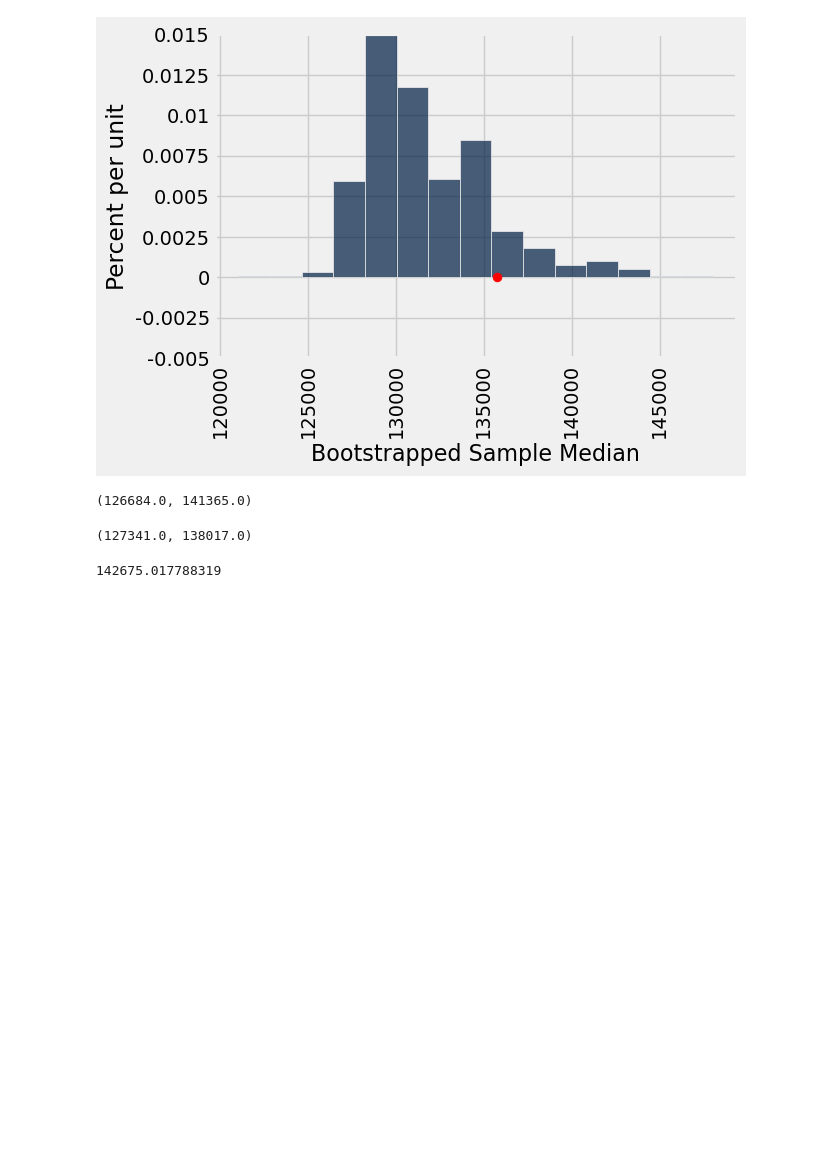
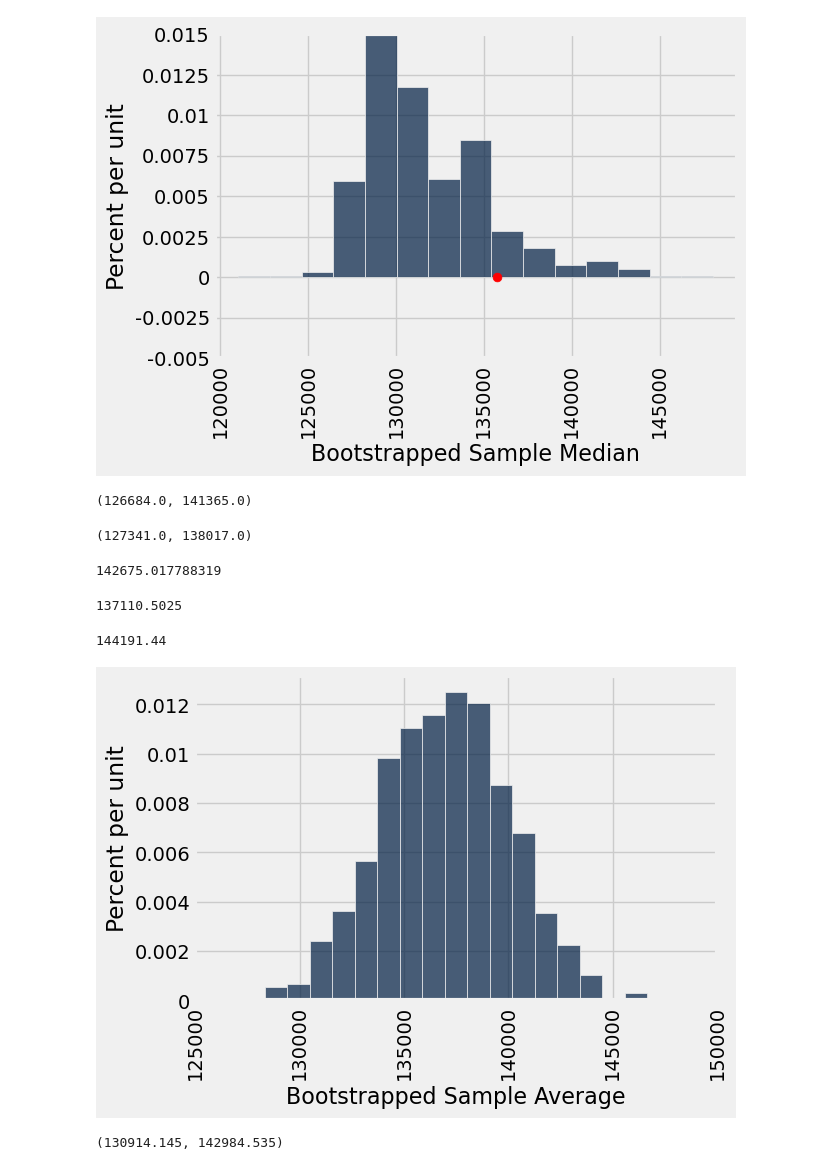
Before and after one commit to lawtonsclass/f25-code-from-class, a Jupyter notebook: data8/ch13.ipynb, the cells around one changed output. Drawn from its saved outputs; the diff is of its cells as text; code cells hidden in the pictures; blank space fills up the shorter version.

```diff
--- a/data8/ch13.ipynb
+++ b/data8/ch13.ipynb
@@ -235,3 +235,32 @@ population_mean
 # %%
 # Crushed ICE: using boostrap sampling and our size 400 sample,
 # calculate a 95% confidence interval for the average total comp.
+# %%
+sample.column('Total Compensation').mean()
+# %% [output]
+137110.5025
+# %%
+def one_bootstrap_average():
+    # draw the bootstrap sample
+    resample = sample.sample()
+    # return the average total comp. in the bootstrap sample
+    return np.average(resample.column('Total Compensation'))
+# %%
+one_bootstrap_average()
+# %% [output]
+144191.44
+# %%
+bootstrapped_sample_averages = make_array()
+num_resamples = 1000
+
+for i in np.arange(num_resamples):
+    new_average = one_bootstrap_average()
+    bootstrapped_sample_averages = np.append(bootstrapped_sample_averages, new_average)
+# %%
+Table().with_column('Bootstrapped Sample Average', bootstrapped_sample_averages).hist(bins=20)
+# %% [output]
+[figure, added]
+# %%
+percentile(2.5, bootstrapped_sample_averages), percentile(97.5, bootstrapped_sample_averages)
+# %% [output]
+(130914.145, 142984.535)
```
